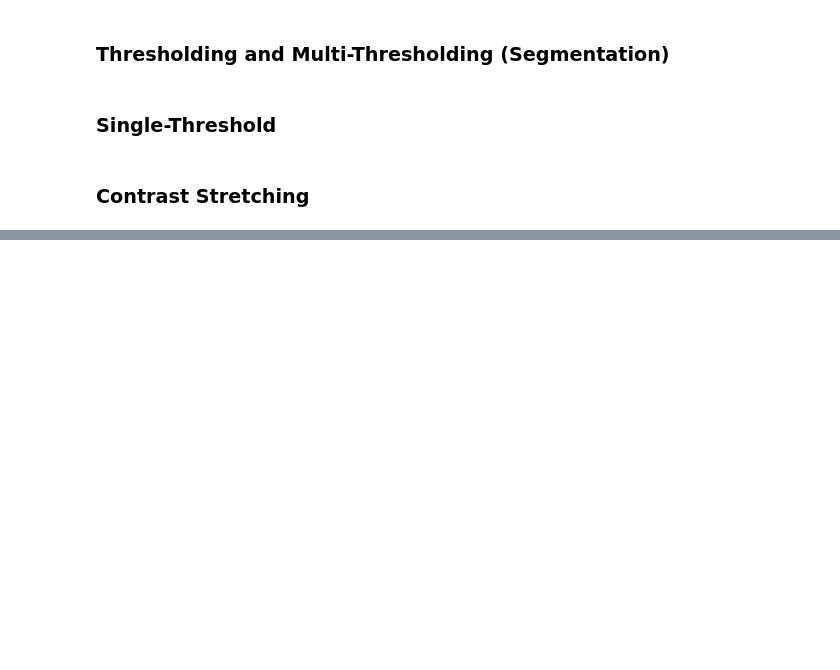
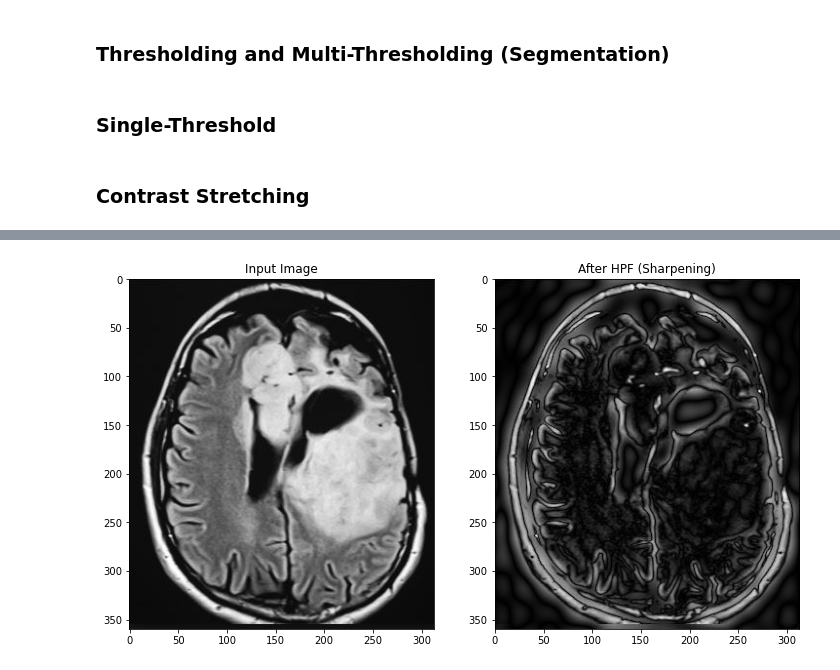
Before and after one commit to BahaaHelmy/ImageProcessing, a Jupyter notebook: Image_processing.ipynb, the cells around one changed output, grey strips where cells are left out. Cells and saved outputs as stored; diff of their text form; code cells hidden in the pictures; blank space fills up the shorter version.

```diff
--- a/Image_processing.ipynb
+++ b/Image_processing.ipynb
@@ -201,0 +459,46 @@ ocv.destroyAllWindows()
+# %%
+import cv2
+from matplotlib import pyplot as plt
+import numpy as np
+
+# Load an image
+img = cv2.imread('Y16.jpg', 0)
+
+# Compute the 2D Fourier Transform
+dft = cv2.dft(np.float32(img), flags=cv2.DFT_COMPLEX_OUTPUT)
+dft_shift = np.fft.fftshift(dft)
+
+# Create a circular HPF mask
+rows, cols = img.shape
+crow, ccol = int(rows / 2), int(cols / 2)
+r = 10  # Adjust the radius for the level of sharpening
+mask = np.ones((rows, cols, 2), np.uint8)
+center = [crow, ccol]
+x, y = np.ogrid[:rows, :cols]
+mask_area = (x - center[0]) ** 2 + (y - center[1]) ** 2 <= r*r
+mask[mask_area] = 0
+
+# Apply the HPF mask in the frequency domain
+fshift = dft_shift * mask
+
+# Inverse shift to shift origin back to top-left
+f_ishift = np.fft.ifftshift(fshift)
+
+# Inverse DFT to convert back to the image domain
+img_back = cv2.idft(f_ishift)
+
+# Compute the magnitude spectrum of the image domain
+img_back = cv2.magnitude(img_back[:, :, 0], img_back[:, :, 1])
+
+# Display the original image and the sharpened image
+fig = plt.figure(figsize=(12, 12))
+ax1 = fig.add_subplot(1, 2, 1)
+ax1.imshow(img, cmap='gray')
+ax1.title.set_text('Input Image')
+ax2 = fig.add_subplot(1, 2, 2)
+ax2.imshow(img_back, cmap='gray')
+ax2.title.set_text('After HPF (Sharpening)')
+plt.savefig('hpf.png')
+plt.show()
+# %% [output]
+[figure, added]
```
Also changed, not shown: parts of 60 cells of this notebook.
